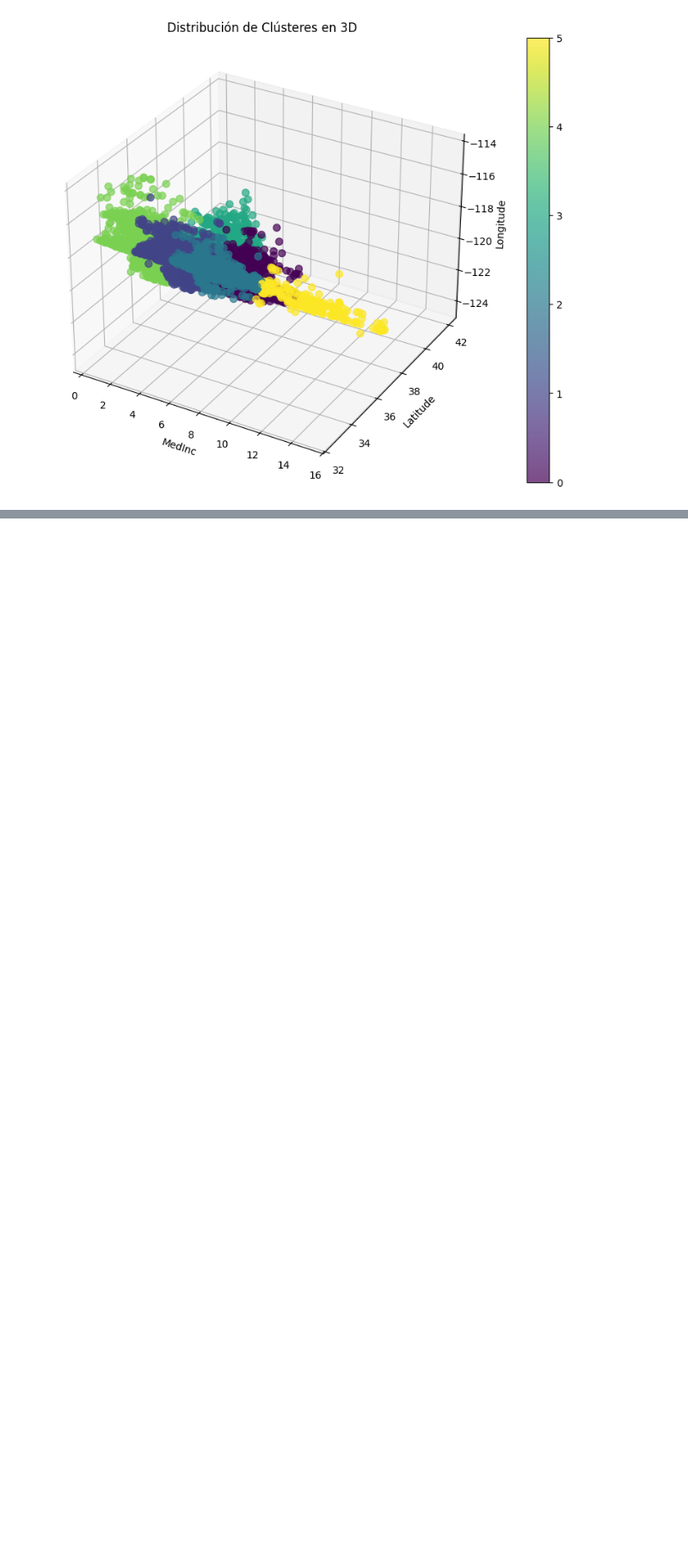
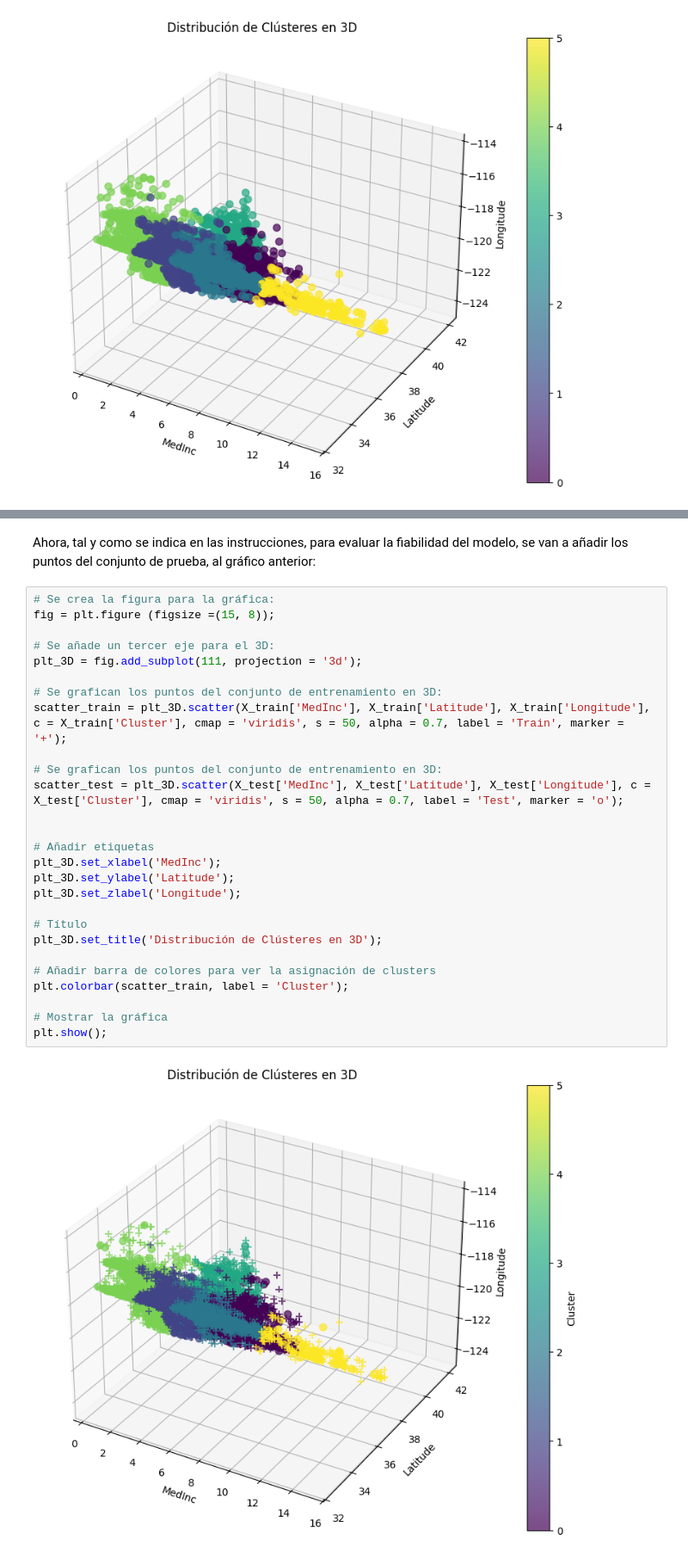
Before and after one commit to 4GeeksAcademy/4GeeksAcademy-unsupervised-learning-clara-ab, a Jupyter notebook: src/explore.ipynb, the cells around one changed output, grey strips where cells are left out. Shown at 86% size. Cells and saved outputs as stored; diff of their text form; blank space fills up the shorter version.

```diff
--- a/src/explore.ipynb
+++ b/src/explore.ipynb
@@ -193,0 +234,31 @@ plt.show()
+# %% [markdown]
+Ahora, tal y como se indica en las instrucciones, para evaluar la fiabilidad del modelo, se van a añadir los puntos del conjunto de prueba, al gráfico anterior:
+# %%
+# Se crea la figura para la gráfica:
+fig = plt.figure (figsize =(15, 8));
+
+# Se añade un tercer eje para el 3D:
+plt_3D = fig.add_subplot(111, projection = '3d');
+
+# Se grafican los puntos del conjunto de entrenamiento en 3D:
+scatter_train = plt_3D.scatter(X_train['MedInc'], X_train['Latitude'], X_train['Longitude'], c = X_train['Cluster'], cmap = 'viridis', s = 50, alpha = 0.7, label = 'Train', marker = '+');
+
+# Se grafican los puntos del conjunto de entrenamiento en 3D:
+scatter_test = plt_3D.scatter(X_test['MedInc'], X_test['Latitude'], X_test['Longitude'], c = X_test['Cluster'], cmap = 'viridis', s = 50, alpha = 0.7, label = 'Test', marker = 'o');
+
+
+# Añadir etiquetas
+plt_3D.set_xlabel('MedInc');
+plt_3D.set_ylabel('Latitude');
+plt_3D.set_zlabel('Longitude');
+
+# Título
+plt_3D.set_title('Distribución de Clústeres en 3D');
+
+# Añadir barra de colores para ver la asignación de clusters
+plt.colorbar(scatter_train, label = 'Cluster');
+
+# Mostrar la gráfica
+plt.show();
+# %% [output]
+[figure, added]
```
Also changed, not shown: parts of 13 cells of this notebook.
